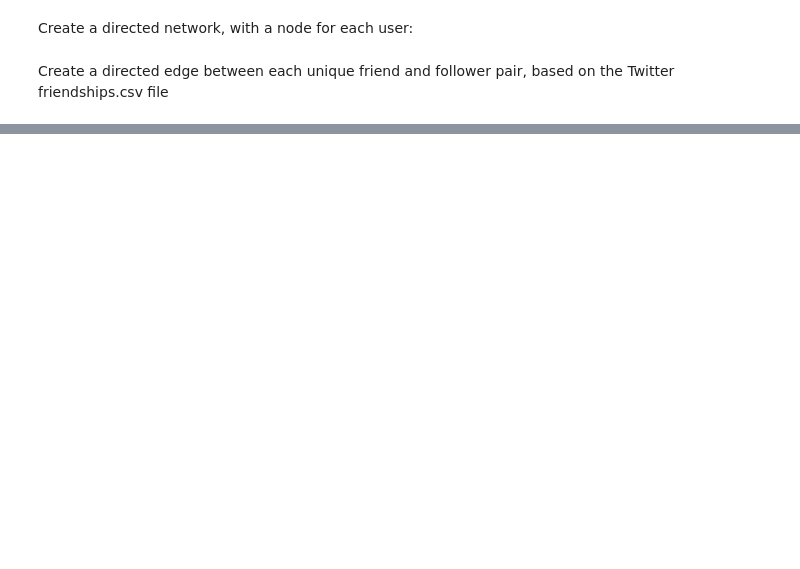
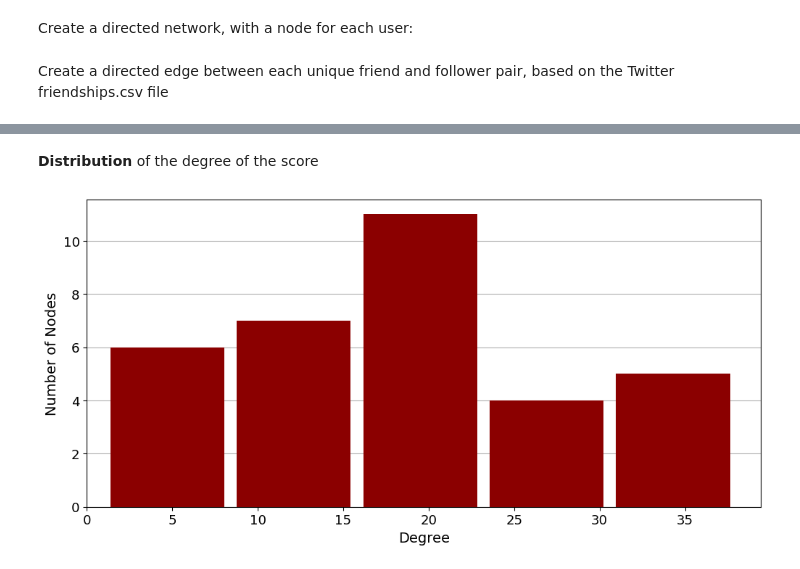
Before and after one commit to kbankowski/2022-11_data-academy, a Jupyter notebook: Level2/Group Projects/07_Network_Twitter/Project_Codes.ipynb, the cells around one changed output, grey strips where cells are left out. Drawn from its saved outputs; the diff is of its cells as text; code cells hidden in the pictures; blank space fills up the shorter version.

Commit message:
Follower network completed

```diff
--- a/Level2/Group Projects/07_Network_Twitter/Project_Codes.ipynb
+++ b/Level2/Group Projects/07_Network_Twitter/Project_Codes.ipynb
@@ -92,0 +108,4 @@ Network has 33 nodes and 308 edges
+# %%
+# We can use networkX to produce a dictionary of centrality values, where the keys are the nodes.
+deg = dict(nx.degree(g))
+deg
@@ -92,0 +132,9 @@ Network has 33 nodes and 308 edges
+# %%
+# create Pandas series
+sdeg = pd.Series(deg).sort_values(ascending=False)
+sdeg
+# create Pandas Data Frame from the series, along with the node city attributes
+df = pd.DataFrame({"Degree":sdeg})
+df = df.sort_values(by="Degree", ascending=False)
+# sort in descending order and get top values
+df.sort_values(by="Degree", ascending=False).head(10)
@@ -92,0 +169,12 @@ Network has 33 nodes and 308 edges
+# %% [markdown]
+**Distribution** of the degree of the score
+# %%
+# produce a histogram of the values
+ax = df["Degree"].plot(kind="hist", figsize=(12, 5.5), fontsize=13, legend=None, color="darkred",
+    bins=5, zorder=3, rwidth=0.9)
+ax.yaxis.grid()
+ax.set_xlim(0)
+ax.set_ylabel("Number of Nodes", fontsize=14)
+ax.set_xlabel("Degree", fontsize=14);
+# %% [output]
+[figure, added]
```
Also changed, not shown: parts of 20 cells of this notebook, 3 other files.
